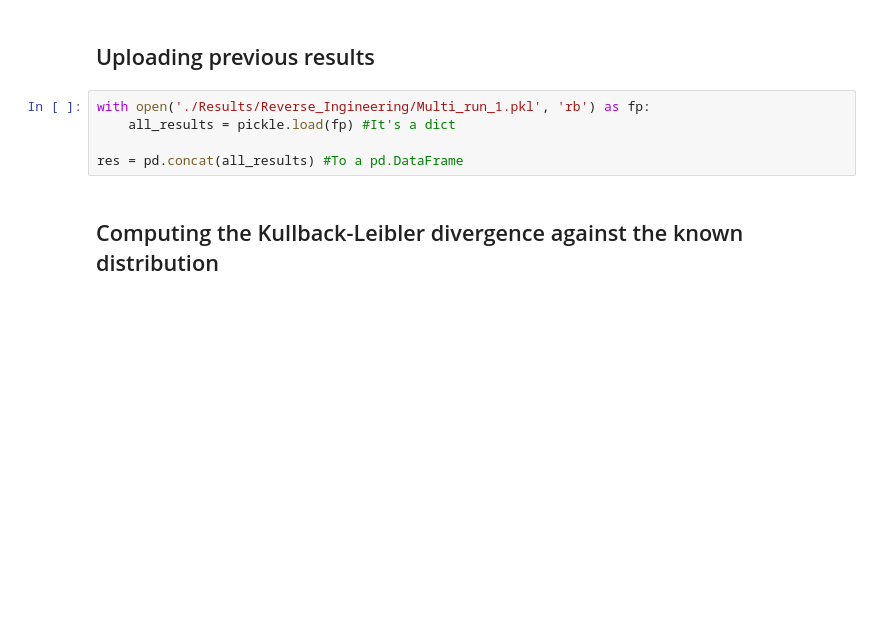
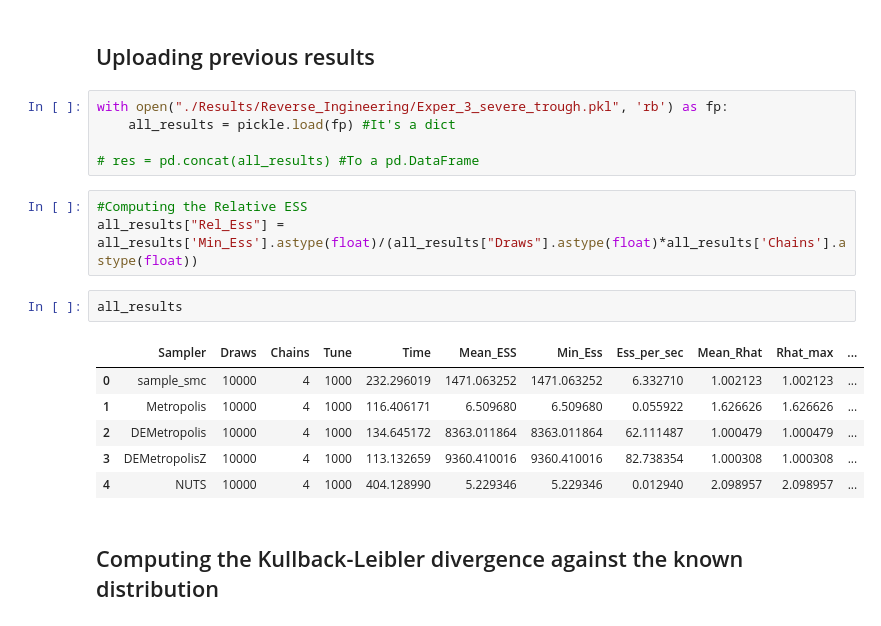
Before and after one commit to adialloaziz/mcmc-comparison, a Jupyter notebook: fitting_simulation.ipynb, the cells around one changed output. Saved outputs shown, nothing was run; the diff lists cells and outputs as text; blank space fills up the shorter version.

```diff
--- a/fitting_simulation.ipynb
+++ b/fitting_simulation.ipynb
@@ -197,10 +201,22 @@ results_df = results_df.reset_index(drop=True)
 # %% [markdown]
 ## Uploading previous results
 # %%
-with open('./Results/Reverse_Ingineering/Multi_run_1.pkl', 'rb') as fp:
+with open("./Results/Reverse_Ingineering/Exper_3_severe_trough.pkl", 'rb') as fp:
     all_results = pickle.load(fp) #It's a dict
 
-res = pd.concat(all_results) #To a pd.DataFrame
+# res = pd.concat(all_results) #To a pd.DataFrame
+# %%
+#Computing the Relative ESS
+all_results["Rel_Ess"] = all_results['Min_Ess'].astype(float)/(all_results["Draws"].astype(float)*all_results['Chains'].astype(float))
+# %%
+all_results
+# %% [output]
+|  | Sampler | Draws | Chains | Tune | Time | Mean_ESS | Min_Ess | Ess_per_sec | Mean_Rhat | Rhat_max | ... |
+| 0 | sample_smc | 10000 | 4 | 1000 | 232.296019 | 1471.063252 | 1471.063252 | 6.332710 | 1.002123 | 1.002123 | ... |
+| 1 | Metropolis | 10000 | 4 | 1000 | 116.406171 | 6.509680 | 6.509680 | 0.055922 | 1.626626 | 1.626626 | ... |
+| 2 | DEMetropolis | 10000 | 4 | 1000 | 134.645172 | 8363.011864 | 8363.011864 | 62.111487 | 1.000479 | 1.000479 | ... |
+| 3 | DEMetropolisZ | 10000 | 4 | 1000 | 113.132659 | 9360.410016 | 9360.410016 | 82.738354 | 1.000308 | 1.000308 | ... |
+| 4 | NUTS | 10000 | 4 | 1000 | 404.128990 | 5.229346 | 5.229346 | 0.012940 | 2.098957 | 2.098957 | ... |
 # %% [markdown]
 ## Computing the Kullback-Leibler divergence against the known distribution
 # %%
```
Also changed, not shown: parts of 2 cells of this notebook, 5 other files.
